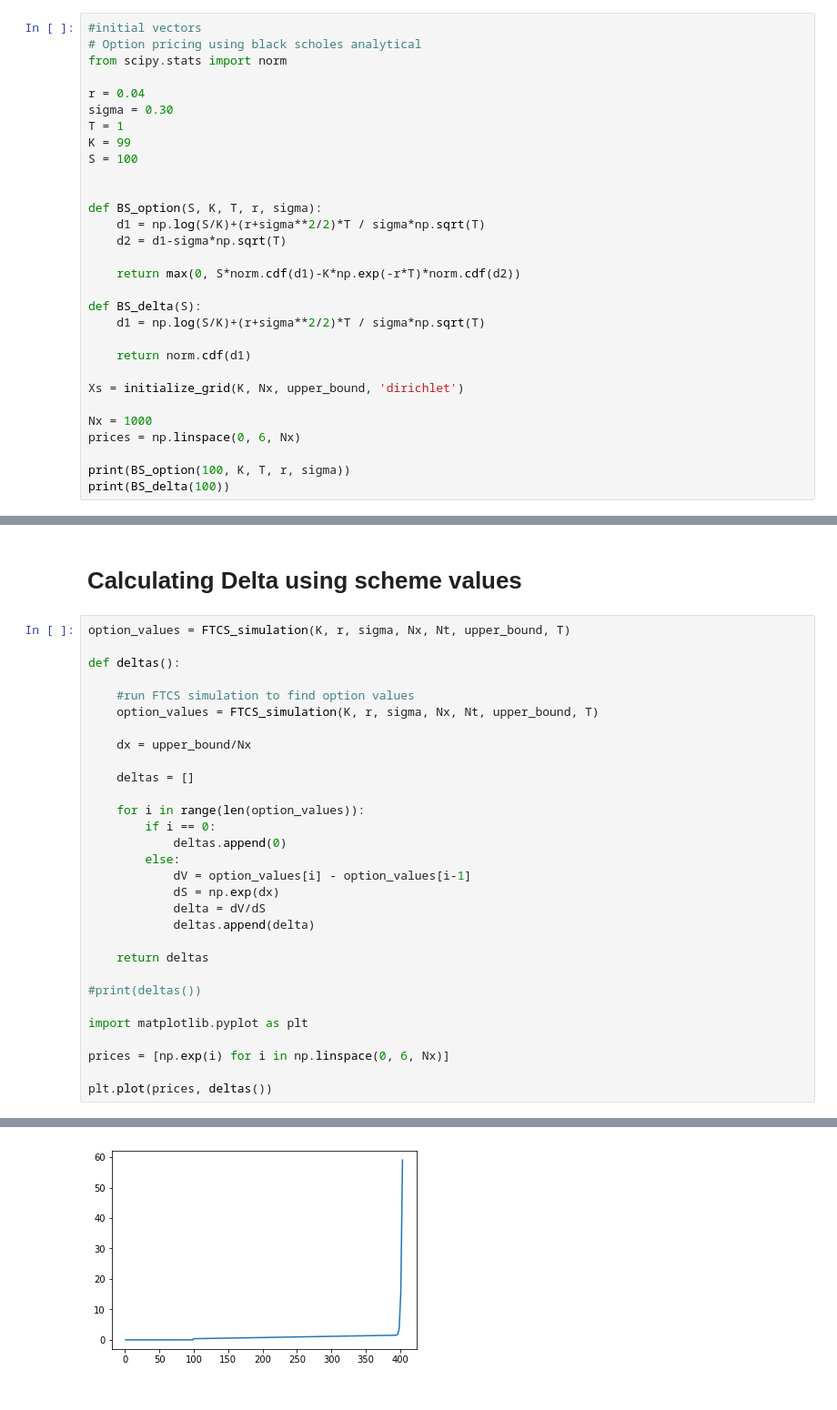
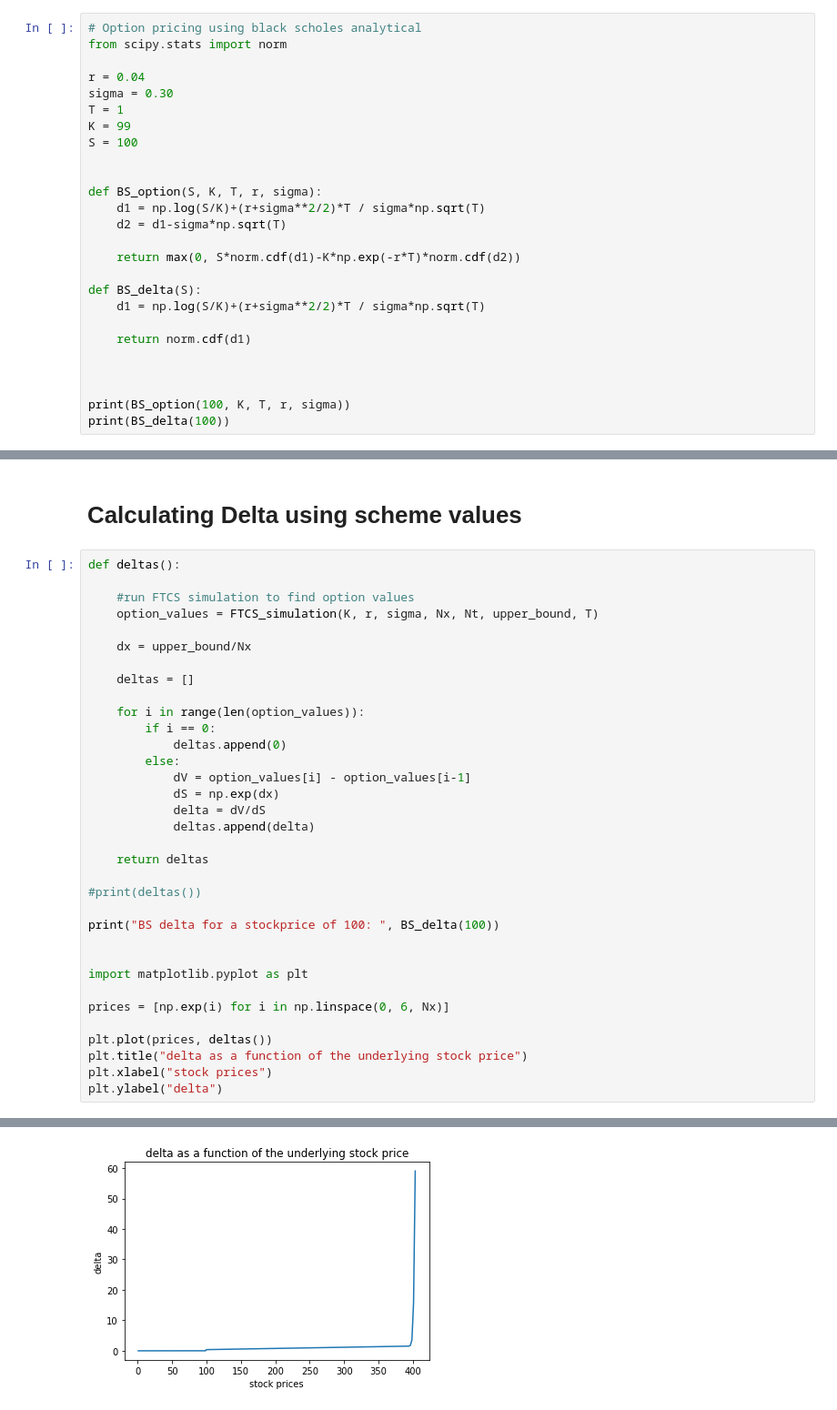
Before and after one commit to nathhje/Computational-Finance, a Jupyter notebook: assignment3/Finance_A3_Part_2_analytical.ipynb, the cells around one changed output, grey strips where cells are left out. Shown at 91% size. Saved outputs shown, nothing was run; the diff lists cells and outputs as text.

```diff
--- a/assignment3/Finance_A3_Part_2_analytical.ipynb
+++ b/assignment3/Finance_A3_Part_2_analytical.ipynb
@@ -242,7 +241,6 @@ print('For an initial ')
 # %% [markdown]
 # comparison with previous work
 # %%
-#initial vectors
 # Option pricing using black scholes analytical
 from scipy.stats import norm
 
@@ -264,10 +262,7 @@ def BS_delta(S):
 
     return norm.cdf(d1)
 
-Xs = initialize_grid(K, Nx, upper_bound, 'dirichlet')
 
-Nx = 1000
-prices = np.linspace(0, 6, Nx)
 
 print(BS_option(100, K, T, r, sigma))
 print(BS_delta(100))
@@ -277,8 +272,6 @@ print(BS_delta(100))
 # %% [markdown]
 # Calculating Delta using scheme values
 # %%
-option_values = FTCS_simulation(K, r, sigma, Nx, Nt, upper_bound, T)
-
 def deltas():
 
     #run FTCS simulation to find option values
@@ -301,9 +294,15 @@ def deltas():
 
 #print(deltas())
 
+print("BS delta for a stockprice of 100: ", BS_delta(100))
+
+
 import matplotlib.pyplot as plt
 
 prices = [np.exp(i) for i in np.linspace(0, 6, Nx)]
 
 plt.plot(prices, deltas())
+plt.title("delta as a function of the underlying stock price")
+plt.xlabel("stock prices")
+plt.ylabel("delta")
 # %% [output]
@@ -311 +311 @@ plt.plot(prices, deltas())
-[figure, old version]
+[figure, new version]
```
Also changed, not shown: parts of 2 cells of this notebook.
